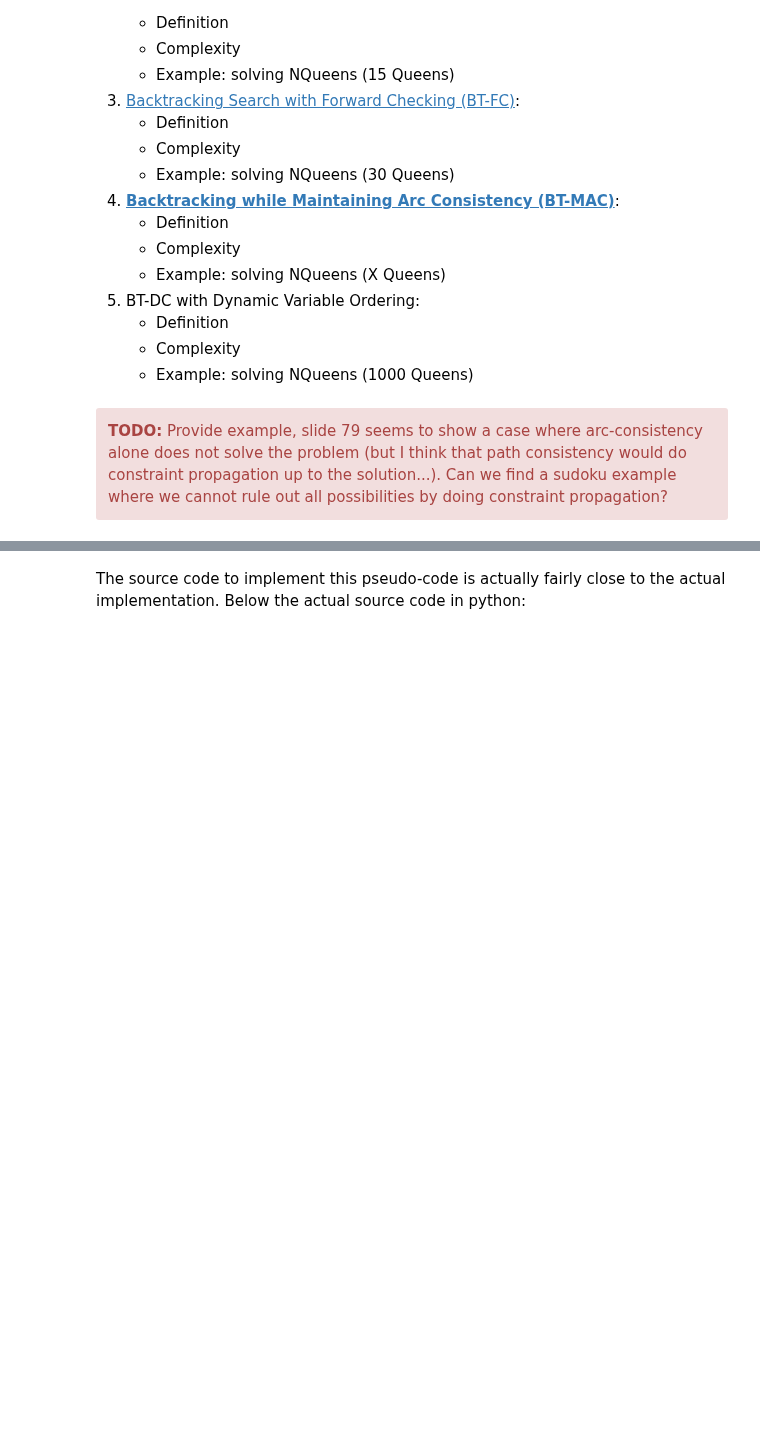
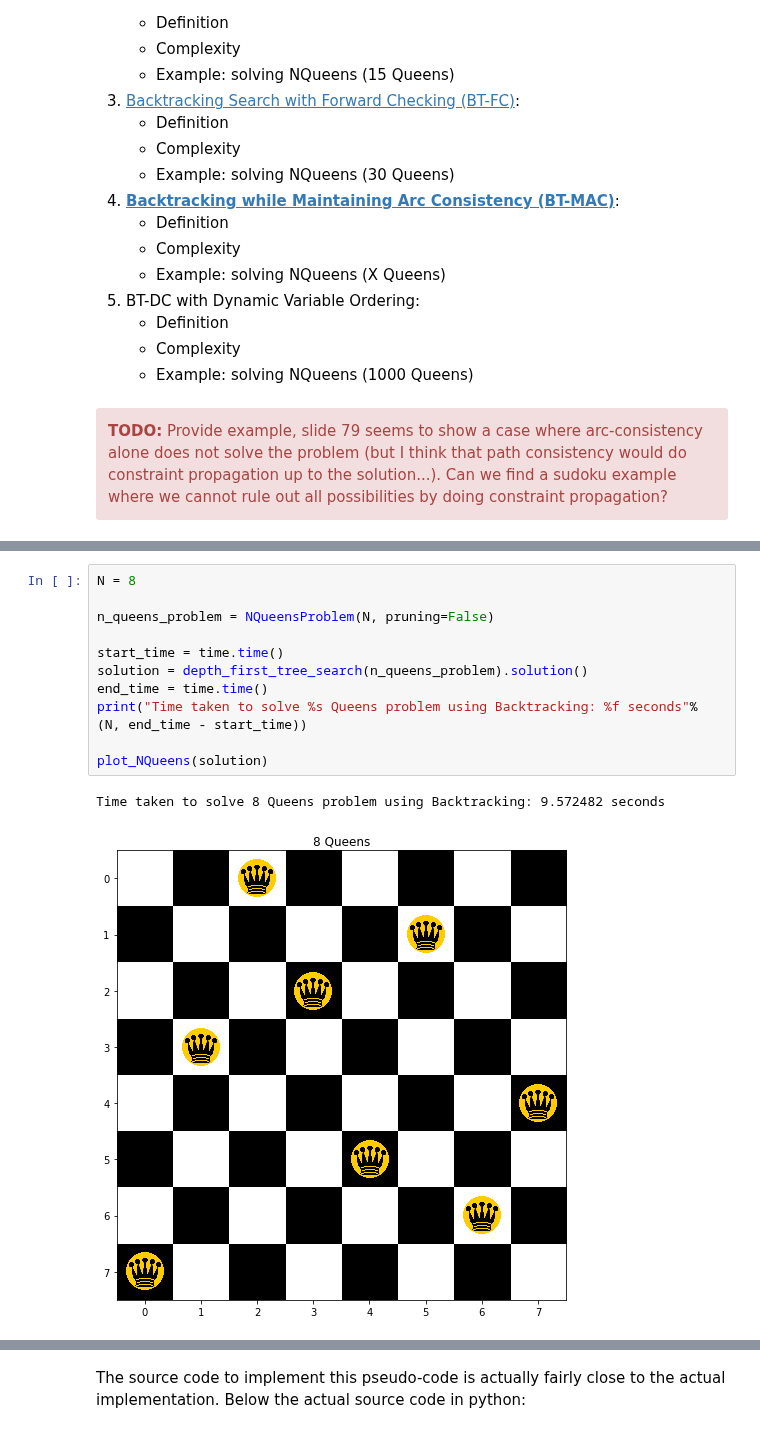
Before and after one commit to ToniRV/Constraint-Satisfaction-Notebook, a Jupyter notebook: CSPs.ipynb, the cells around one changed output, grey strips where cells are left out. Saved outputs shown, nothing was run; the diff lists cells and outputs as text; blank space fills up the shorter version.

```diff
--- a/CSPs.ipynb
+++ b/CSPs.ipynb
@@ -213,3 +244,17 @@ Let us apply a generic search algorithm to the NQueens problem.
+# %%
+N = 8
+
+n_queens_problem = NQueensProblem(N, pruning=False)
+
+start_time = time.time()
+solution = depth_first_tree_search(n_queens_problem).solution()
+end_time = time.time()
+print("Time taken to solve %s Queens problem using Backtracking: %f seconds"% (N, end_time - start_time))
+
+plot_NQueens(solution)
+# %% [output]
+Time taken to solve 8 Queens problem using Backtracking: 9.572482 seconds
+[figure, added]
 # %% [markdown]
 ### <a name="backtracking"></a> b. Backtracking
 
```
Also changed, not shown: parts of 11 cells of this notebook, 6 other files.
